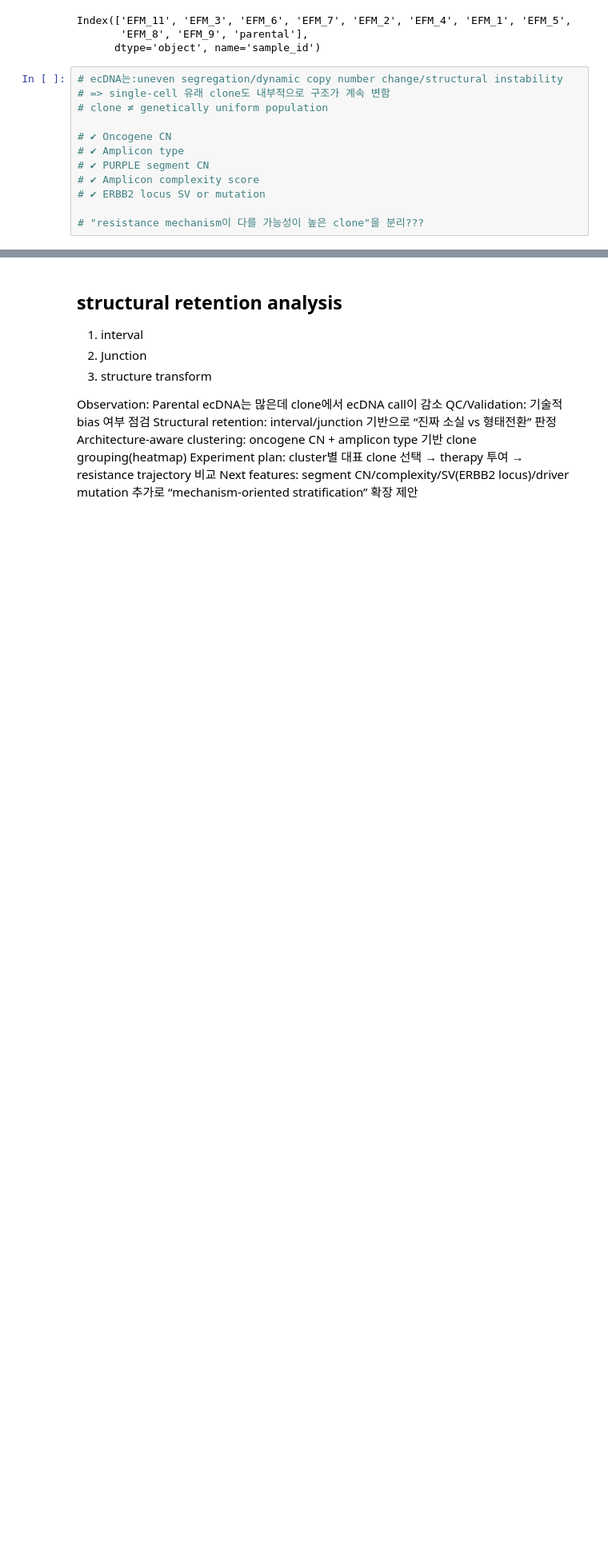
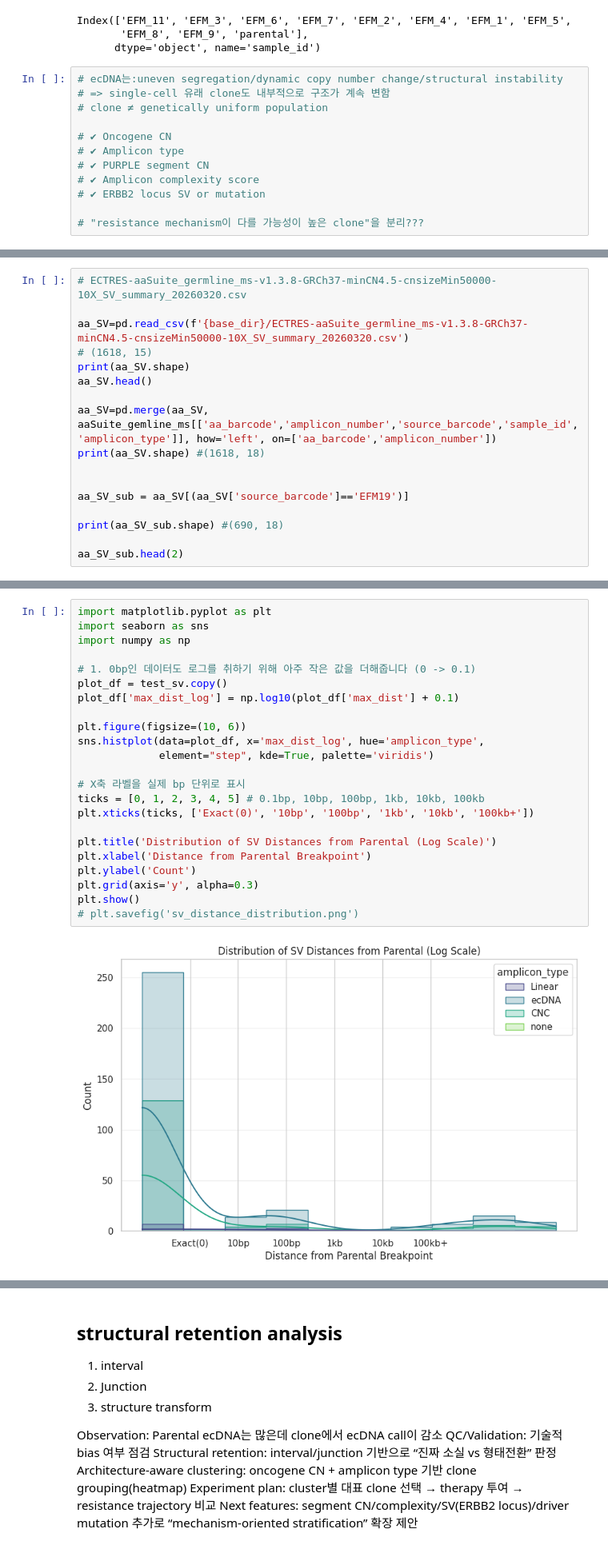
Before and after one commit to JiwonShon/ECTRES, a Jupyter notebook: ECTRES_summary_aaSuite_10X-EFM_192A.ipynb, the cells around one changed output, grey strips where cells are left out. Shown at 80% size. Cells and saved outputs as stored; diff of their text form; blank space fills up the shorter version.

```diff
--- a/ECTRES_summary_aaSuite_10X-EFM_192A.ipynb
+++ b/ECTRES_summary_aaSuite_10X-EFM_192A.ipynb
@@ -1108,0 +1059,17 @@ Index(['EFM_11', 'EFM_3', 'EFM_6', 'EFM_7', 'EFM_2', 'EFM_4', 'EFM_1', 'EFM_5',
+# %%
+# ECTRES-aaSuite_germline_ms-v1.3.8-GRCh37-minCN4.5-cnsizeMin50000-10X_SV_summary_20260320.csv
+
+aa_SV=pd.read_csv(f'{base_dir}/ECTRES-aaSuite_germline_ms-v1.3.8-GRCh37-minCN4.5-cnsizeMin50000-10X_SV_summary_20260320.csv')
+# (1618, 15)
+print(aa_SV.shape)
+aa_SV.head()
+
+aa_SV=pd.merge(aa_SV, aaSuite_gemline_ms[['aa_barcode','amplicon_number','source_barcode','sample_id','amplicon_type']], how='left', on=['aa_barcode','amplicon_number'])
+print(aa_SV.shape) #(1618, 18)
+
+
+aa_SV_sub = aa_SV[(aa_SV['source_barcode']=='EFM19')]
+
+print(aa_SV_sub.shape) #(690, 18)
+
+aa_SV_sub.head(2)
@@ -1108,0 +1197,25 @@ Index(['EFM_11', 'EFM_3', 'EFM_6', 'EFM_7', 'EFM_2', 'EFM_4', 'EFM_1', 'EFM_5',
+# %%
+import matplotlib.pyplot as plt
+import seaborn as sns
+import numpy as np
+
+# 1. 0bp인 데이터도 로그를 취하기 위해 아주 작은 값을 더해줍니다 (0 -> 0.1)
+plot_df = test_sv.copy()
+plot_df['max_dist_log'] = np.log10(plot_df['max_dist'] + 0.1)
+
+plt.figure(figsize=(10, 6))
+sns.histplot(data=plot_df, x='max_dist_log', hue='amplicon_type',
+             element="step", kde=True, palette='viridis')
+
+# X축 라벨을 실제 bp 단위로 표시
+ticks = [0, 1, 2, 3, 4, 5] # 0.1bp, 10bp, 100bp, 1kb, 10kb, 100kb
+plt.xticks(ticks, ['Exact(0)', '10bp', '100bp', '1kb', '10kb', '100kb+'])
+
+plt.title('Distribution of SV Distances from Parental (Log Scale)')
+plt.xlabel('Distance from Parental Breakpoint')
+plt.ylabel('Count')
+plt.grid(axis='y', alpha=0.3)
+plt.show()
+# plt.savefig('sv_distance_distribution.png')
+# %% [output]
+[figure, added]
```
Also changed, not shown: parts of 22 cells of this notebook, 7 other files.
